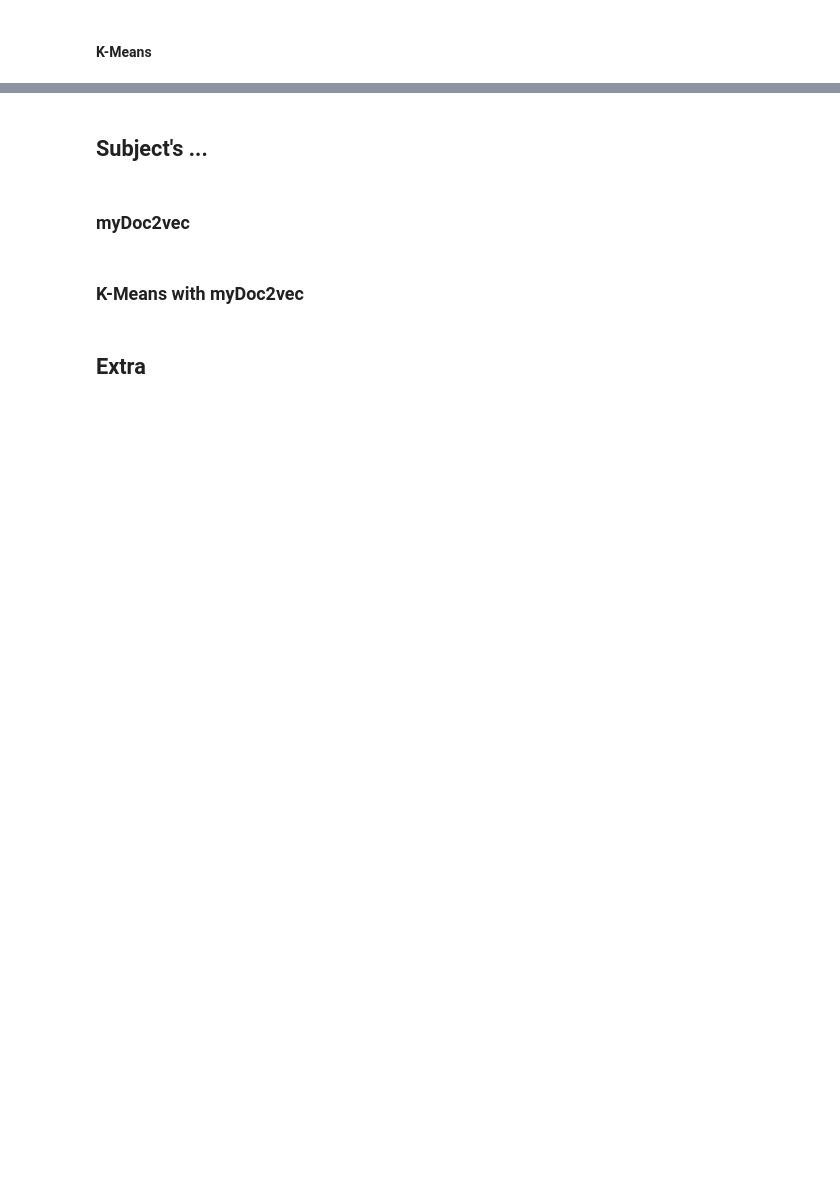
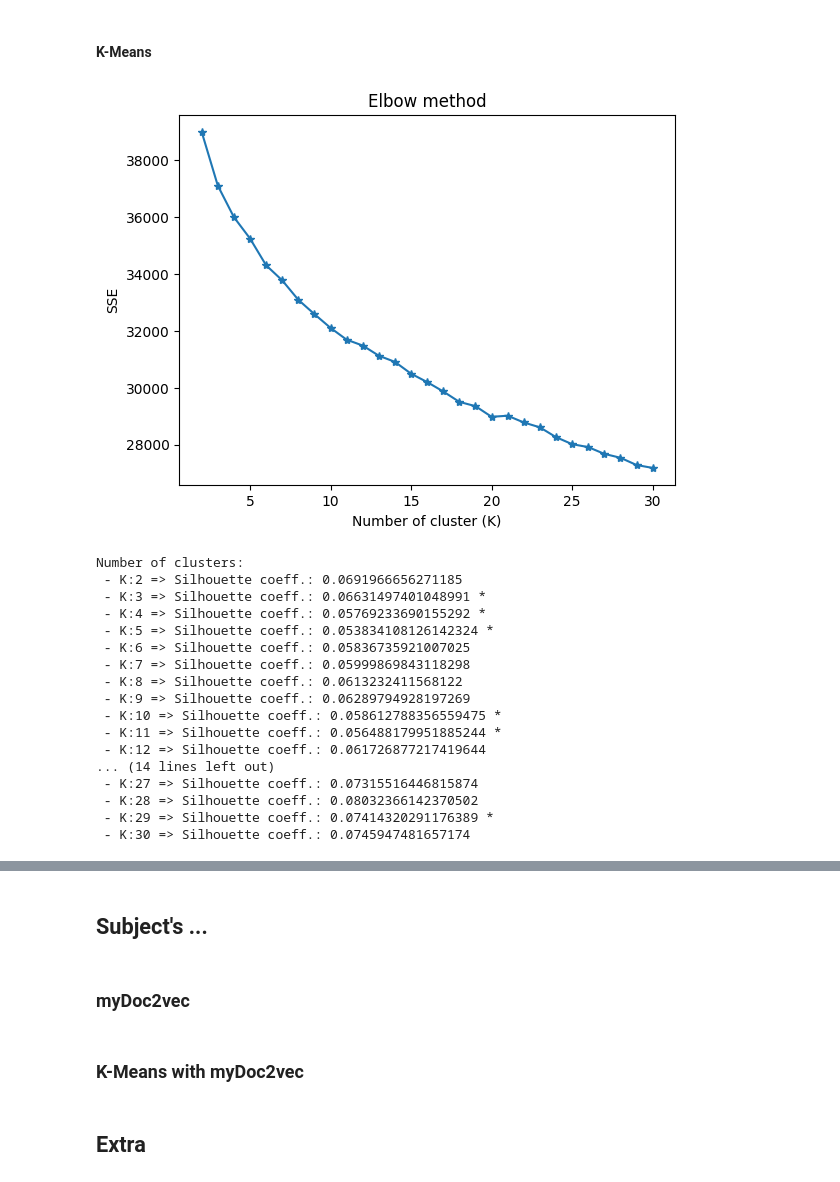
Before and after one commit to MatteoOnger/NLP_Project, a Jupyter notebook: NLP_EED.ipynb, the cells around one changed output, grey strips where cells are left out. Saved outputs shown, nothing was run; the diff lists cells and outputs as text; code cells hidden in the pictures; blank space fills up the shorter version.

```diff
--- a/NLP_EED.ipynb
+++ b/NLP_EED.ipynb
@@ -882,9 +939,28 @@ print(f" - most similar: {d2v.w2v.most_similar(vec_corpus[idx], topn=5)}")
 # %%
 # use elbow method and silhouette score to estimate the number of clusters
 kmeans = KMeansHelper()
 
-_ = kmeans.elbow_method(vec_corpus, 20, 31)
-_ = kmeans.silhouette_score(vec_corpus, 20, 31)
+_ = kmeans.elbow_method(vec_corpus, 2, 31)
+_ = kmeans.silhouette_score(vec_corpus, 2, 31)
+# %% [output]
+[figure, added]
+Number of clusters:
+ - K:2 => Silhouette coeff.: 0.0691966656271185
+ - K:3 => Silhouette coeff.: 0.06631497401048991 *
+ - K:4 => Silhouette coeff.: 0.05769233690155292 *
+ - K:5 => Silhouette coeff.: 0.053834108126142324 *
+ - K:6 => Silhouette coeff.: 0.05836735921007025
+ - K:7 => Silhouette coeff.: 0.05999869843118298
+ - K:8 => Silhouette coeff.: 0.0613232411568122
+ - K:9 => Silhouette coeff.: 0.06289794928197269
+ - K:10 => Silhouette coeff.: 0.058612788356559475 *
+ - K:11 => Silhouette coeff.: 0.056488179951885244 *
+ - K:12 => Silhouette coeff.: 0.061726877217419644
+... (14 lines left out)
+ - K:27 => Silhouette coeff.: 0.07315516446815874
+ - K:28 => Silhouette coeff.: 0.08032366142370502
+ - K:29 => Silhouette coeff.: 0.07414320291176389 *
+ - K:30 => Silhouette coeff.: 0.0745947481657174
 # %%
 # number of clusters
 K = 25  # PARAM
```
Also changed, not shown: parts of 8 cells of this notebook.
